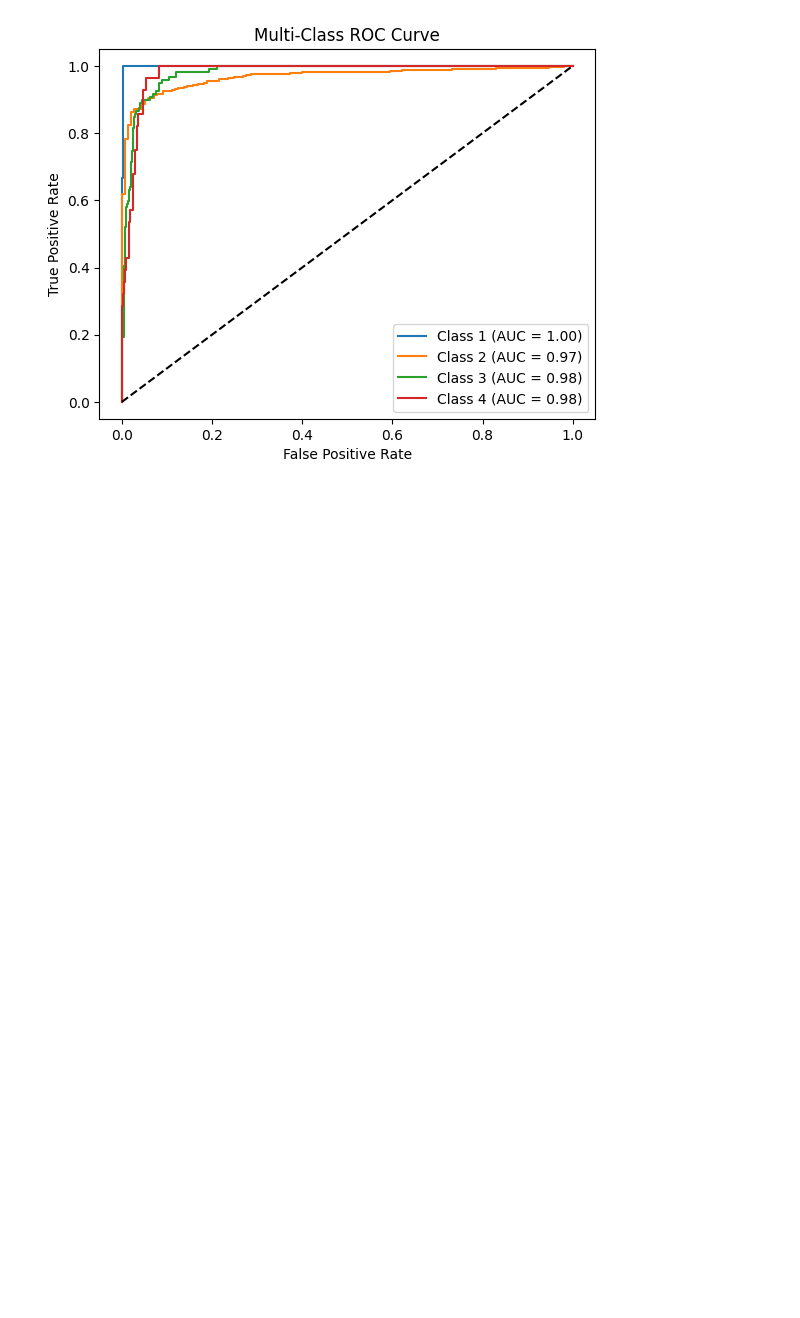
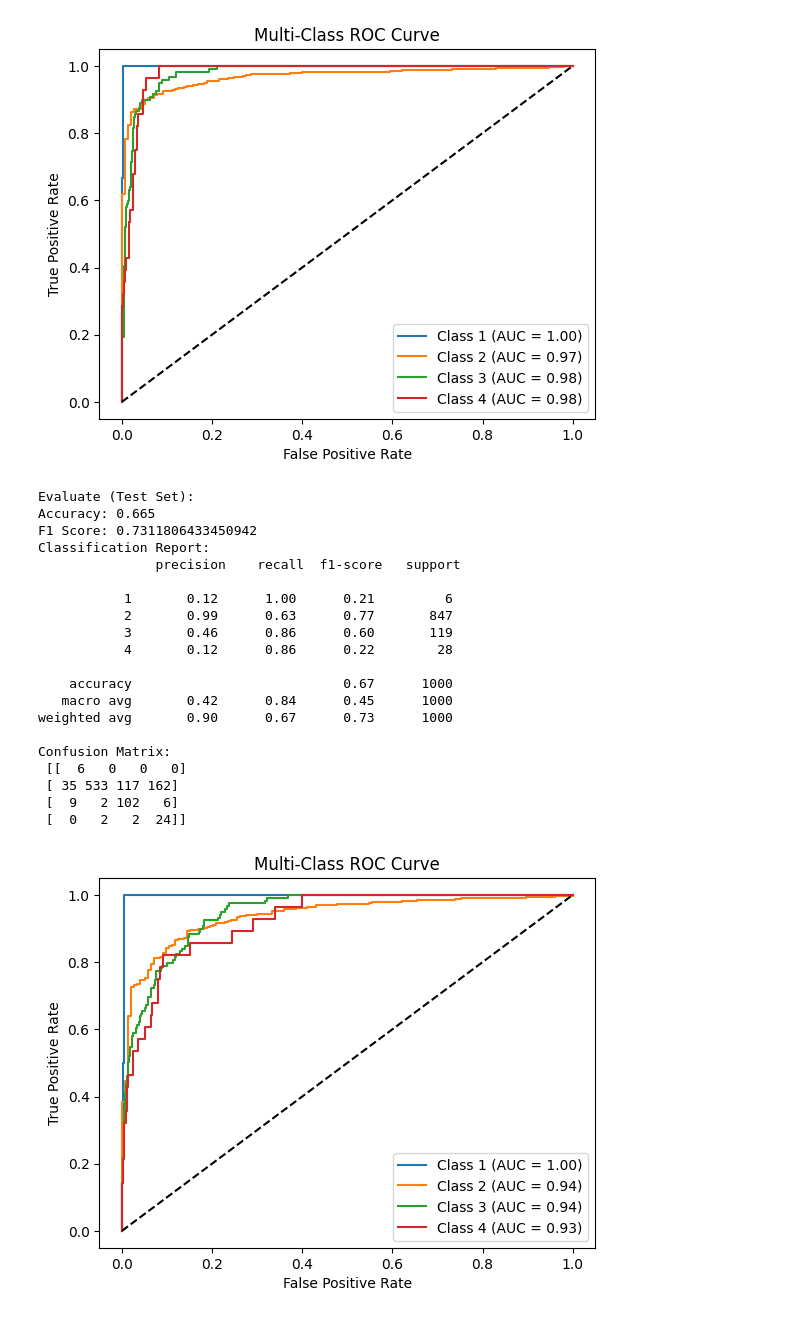
Before and after one commit to win-laeyee/traffic_accident_severity_prediction, a Jupyter notebook: notebooks/models/xgboost_improved.ipynb, the cells around one changed output. Drawn from its saved outputs; the diff is of its cells as text; code cells hidden in the pictures; blank space fills up the shorter version.

```diff
--- a/notebooks/models/xgboost_improved.ipynb
+++ b/notebooks/models/xgboost_improved.ipynb
@@ -539,3 +605,33 @@ Confusion Matrix:
  [  4   1 112   2]
  [  0   0   0  28]]
 [figure]
+# %%
+# Predict on the test set using the best model
+y_pred_test = best_model_second.predict(X_test_selected)
+y_pred_test_original = y_pred_test + np.min(y_train)
+
+# Evaluate
+print("\nEvaluate (Test Set):")
+evaluate(y_pred_test_original, y_test, X_test_selected, best_model_second)
+# %% [output]
+Evaluate (Test Set):
+Accuracy: 0.665
+F1 Score: 0.7311806433450942
+Classification Report:
+               precision    recall  f1-score   support
+
+           1       0.12      1.00      0.21         6
+           2       0.99      0.63      0.77       847
+           3       0.46      0.86      0.60       119
+           4       0.12      0.86      0.22        28
+
+    accuracy                           0.67      1000
+   macro avg       0.42      0.84      0.45      1000
+weighted avg       0.90      0.67      0.73      1000
+
+Confusion Matrix:
+ [[  6   0   0   0]
+ [ 35 533 117 162]
+ [  9   2 102   6]
+ [  0   2   2  24]]
+[figure, added]
```
Also changed, not shown: parts of 2 cells of this notebook.
